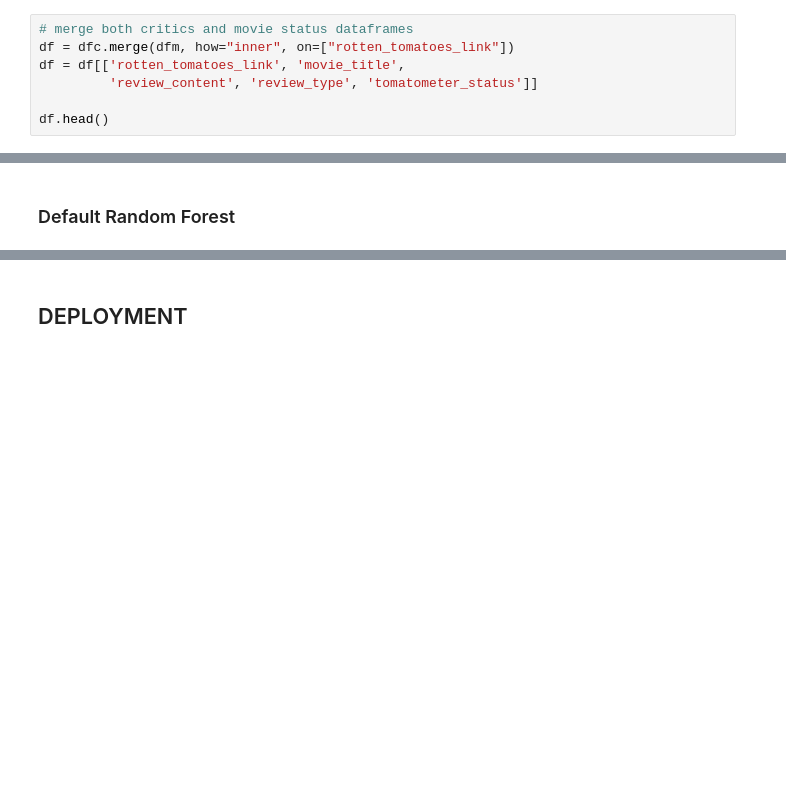
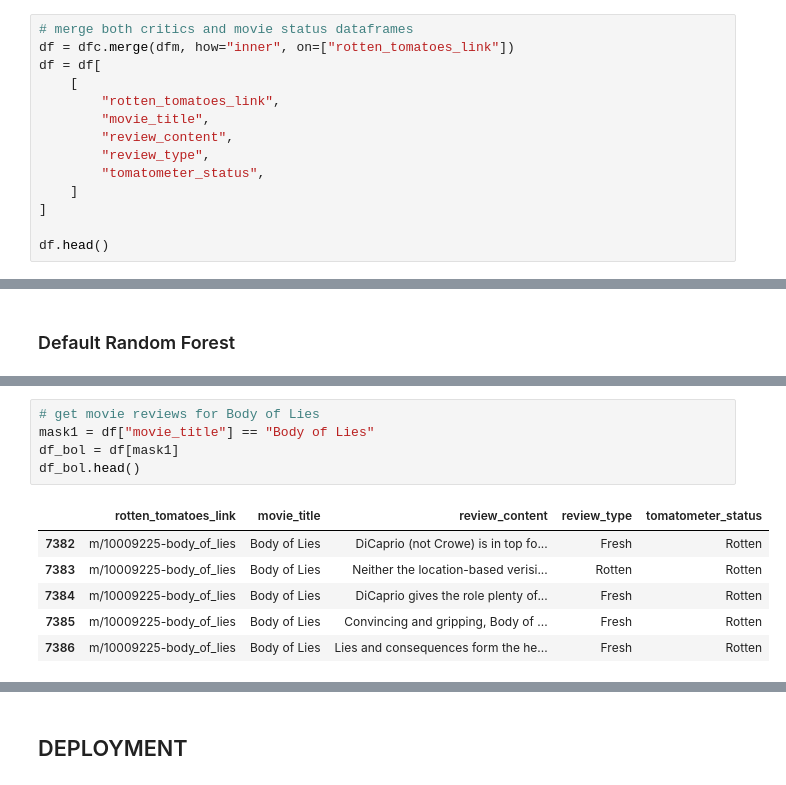
Before and after one commit to Friend09/strata-rotten-tomatoes-classification, a Jupyter notebook: practise_notebook_1st_approach.ipynb, the cells around one changed output, grey strips where cells are left out. Drawn from its saved outputs; the diff is of its cells as text; blank space fills up the shorter version.

```diff
--- a/practise_notebook_1st_approach.ipynb
+++ b/practise_notebook_1st_approach.ipynb
@@ -574,8 +604,15 @@ dfc.head()
 # %%
 # merge both critics and movie status dataframes
 df = dfc.merge(dfm, how="inner", on=["rotten_tomatoes_link"])
-df = df[['rotten_tomatoes_link', 'movie_title',
-         'review_content', 'review_type', 'tomatometer_status']]
+df = df[
+    [
+        "rotten_tomatoes_link",
+        "movie_title",
+        "review_content",
+        "review_type",
+        "tomatometer_status",
+    ]
+]
 
 df.head()
 # %% [output]
@@ -645,0 +748,12 @@ df_feature_critics.head()
+# %%
+# get movie reviews for Body of Lies
+mask1 = df["movie_title"] == "Body of Lies"
+df_bol = df[mask1]
+df_bol.head()
+# %% [output]
+|  | rotten_tomatoes_link | movie_title | review_content | review_type | tomatometer_status |
+| 7382 | m/10009225-body_of_lies | Body of Lies | DiCaprio (not Crowe) is in top fo... | Fresh | Rotten |
+| 7383 | m/10009225-body_of_lies | Body of Lies | Neither the location-based verisi... | Rotten | Rotten |
+| 7384 | m/10009225-body_of_lies | Body of Lies | DiCaprio gives the role plenty of... | Fresh | Rotten |
+| 7385 | m/10009225-body_of_lies | Body of Lies | Convincing and gripping, Body of ... | Fresh | Rotten |
+| 7386 | m/10009225-body_of_lies | Body of Lies | Lies and consequences form the he... | Fresh | Rotten |
```
Also changed, not shown: parts of 26 cells of this notebook, 1 other file.
